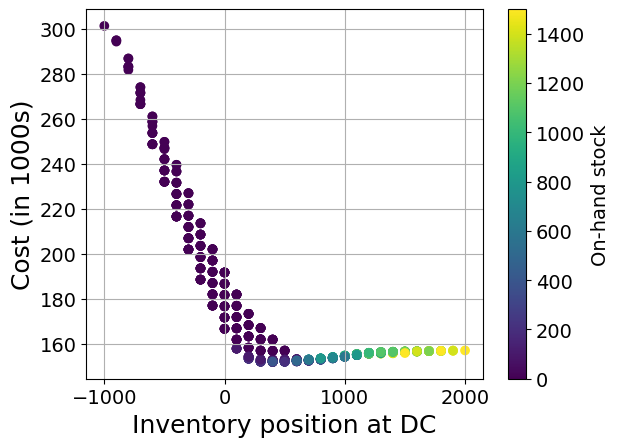
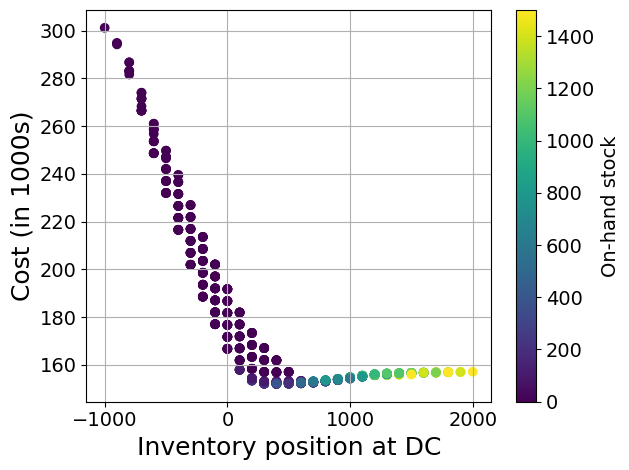
The notebook cell's code change between the first figure and the second:
--- before
+++ after
@@ -6,5 +6,5 @@
 plt.ylabel('Cost (in 1000s)', fontsize=18)
 plt.grid(True)
-# plt.tight_layout()
+plt.tight_layout()
 plt.savefig(f"Figures/single_echelon/cost_onhand_L{lead_time}_cap{capacity}_moq{maxA}_sl{cb*100/(cb+ch):.1f}.pdf", dpi=300)
 plt.show()

Commit: Updated single-echelon plots to not have cut off x-axis labels